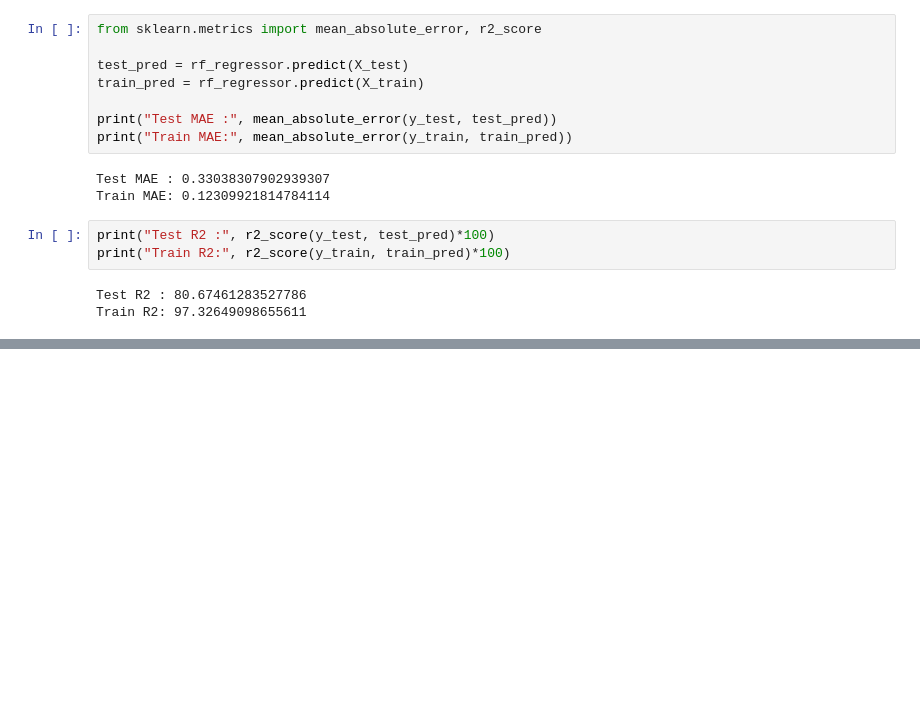
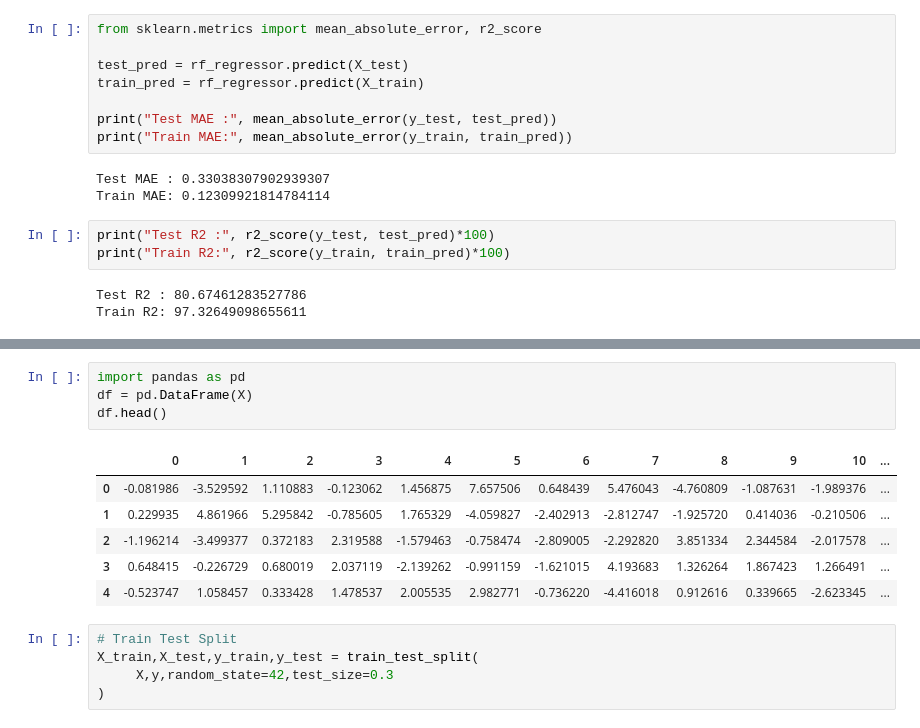
Before and after one commit to Ankit1726/Datascience, a Jupyter notebook: machine_learning/notebooks/ensemble_learning.ipynb, the cells around one changed output, grey strips where cells are left out. Drawn from its saved outputs; the diff is of its cells as text; blank space fills up the shorter version.

```diff
--- a/machine_learning/notebooks/ensemble_learning.ipynb
+++ b/machine_learning/notebooks/ensemble_learning.ipynb
@@ -482,0 +620,16 @@ Train R2: 97.32649098655611
+# %%
+import pandas as pd
+df = pd.DataFrame(X)
+df.head()
+# %% [output]
+|  | 0 | 1 | 2 | 3 | 4 | 5 | 6 | 7 | 8 | 9 | 10 | ... |
+| 0 | -0.081986 | -3.529592 | 1.110883 | -0.123062 | 1.456875 | 7.657506 | 0.648439 | 5.476043 | -4.760809 | -1.087631 | -1.989376 | ... |
+| 1 | 0.229935 | 4.861966 | 5.295842 | -0.785605 | 1.765329 | -4.059827 | -2.402913 | -2.812747 | -1.925720 | 0.414036 | -0.210506 | ... |
+| 2 | -1.196214 | -3.499377 | 0.372183 | 2.319588 | -1.579463 | -0.758474 | -2.809005 | -2.292820 | 3.851334 | 2.344584 | -2.017578 | ... |
+| 3 | 0.648415 | -0.226729 | 0.680019 | 2.037119 | -2.139262 | -0.991159 | -1.621015 | 4.193683 | 1.326264 | 1.867423 | 1.266491 | ... |
+| 4 | -0.523747 | 1.058457 | 0.333428 | 1.478537 | 2.005535 | 2.982771 | -0.736220 | -4.416018 | 0.912616 | 0.339665 | -2.623345 | ... |
+# %%
+# Train Test Split
+X_train,X_test,y_train,y_test = train_test_split(
+     X,y,random_state=42,test_size=0.3
+)
```
Also changed, not shown: parts of 42 cells of this notebook.
